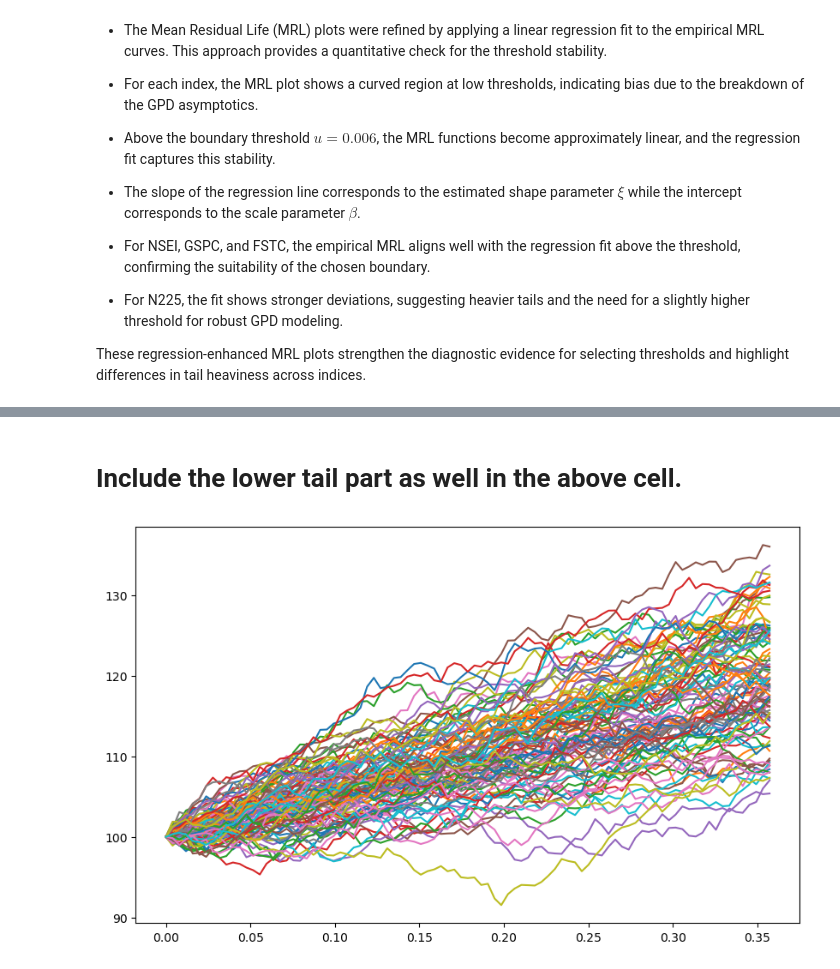
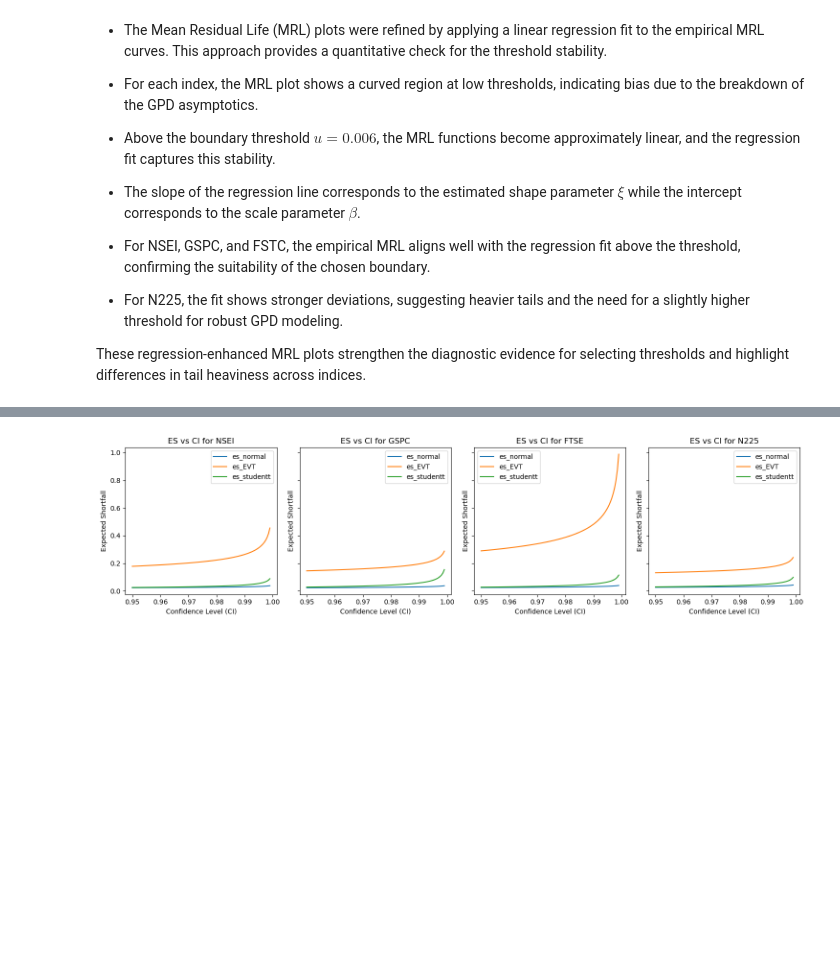
Before and after one commit to pkroy1991/Equity_Tail_Distribution, a Jupyter notebook: Project-2 (Empirical Study of Tail Distribution in Equity Returns).ipynb, the cells around one changed output, grey strips where cells are left out. Drawn from its saved outputs; the diff is of its cells as text; code cells hidden in the pictures; blank space fills up the shorter version.

```diff
--- a/Project-2 (Empirical Study of Tail Distribution in Equity Returns).ipynb
+++ b/Project-2 (Empirical Study of Tail Distribution in Equity Returns).ipynb
@@ -488,0 +529,12 @@ VAR_df = pd.DataFrame(var).T
+# %%
+def es_from_var_normal(mu, sigma, var, alpha):
+    z_alpha = -(var + mu)/sigma
+    return -mu + sigma*(norm.pdf(z_alpha)/(1-alpha))
+
+def es_from_var_studentt(mu, sigma, var, alpha, deg_f):
+    t_q = -(var + mu)/sigma
+    pdf_val = t.pdf(t_q, df=deg_f)
+    return -mu + sigma*(pdf_val/(1-alpha))*((deg_f + t_q**2)/(deg_f - 1))
+
+def es_from_var_evt(u, xi, beta, var):
+    return var + ((beta + xi*(var - u))/(1 - xi))
@@ -497,24 +647,18 @@ VAR_df
-# %% [markdown]
-# Include the lower tail part as well in the above cell.
-# %%
-Num_of_days = 90 # trying to find stock price
-dt = 1/252
-sigma = 0.1
-mu = 0.5
-S0 = 100
-Num_sim = 100
-asset_paths = []
-
-
-T = np.linspace(0, Num_of_days * dt, Num_of_days + 1) # my time steps
-for _ in range(Num_sim):
-    Z = np.random.standard_normal(size = Num_of_days) * np.sqrt(dt)
-    Brownian_motion_path = np.cumsum(np.insert(Z, 0, 0))
-    asset_path = S0 * np.exp((mu - 0.5*sigma**2)*T + sigma * Brownian_motion_path) # exp(mu - 0.5 * sigma**2) + sigma * dW_t
-    asset_paths.append(asset_path)
-plt.figure(figsize=(10, 6))
-for path in asset_paths:
-    plt.plot(T, path)
-plt.show()
-# %% [output]
-[figure, removed]
+# %%
+fig, ax = plt.subplots(1, 4, sharex=True, sharey=True, figsize=(15, 4))
+axes = ax.flatten()
+
+markets = logret_df.columns
+
+for i, col in enumerate(markets):
+    for method in ['es_normal', 'es_EVT', 'es_studentt']:
+        axes[i].plot(es_all_df.index, es_all_df[(col, method)], label=method)
+    axes[i].set_title(f"ES vs CI for {col[1:5]}")
+    axes[i].set_xlabel("Confidence Level (CI)")
+    axes[i].set_ylabel("Expected Shortfall")
+    axes[i].legend()
+
+plt.tight_layout()
+plt.show()
+# %% [output]
+[figure, added]
```
Also changed, not shown: parts of 13 cells of this notebook, 2 other files.
